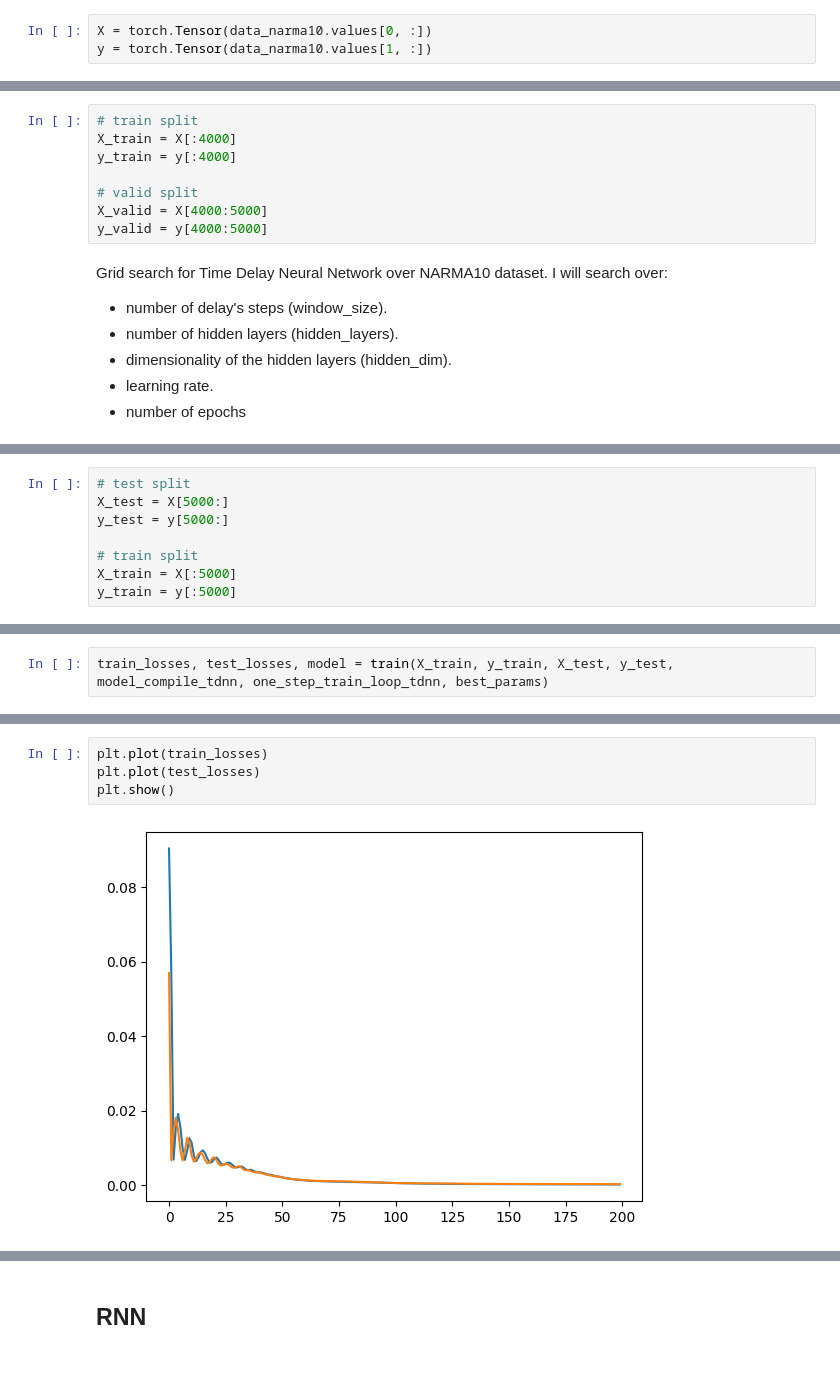
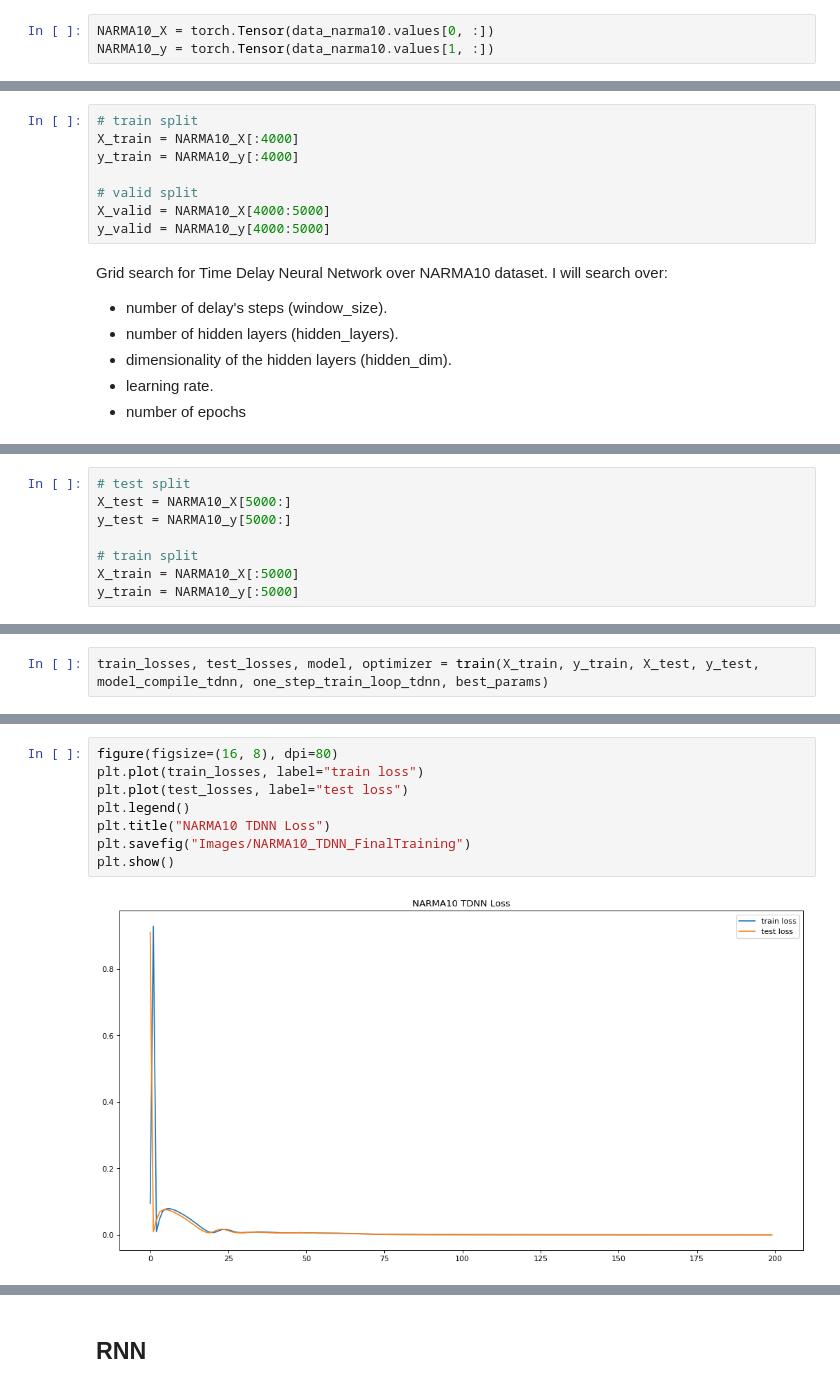
Before and after one commit to Andrew-Wyn/CNS_MidTerms, a Jupyter notebook: LAB3_1/TDNN_RNN.ipynb, the cells around one changed output, grey strips where cells are left out. Cells and saved outputs as stored; diff of their text form.

```diff
--- a/LAB3_1/TDNN_RNN.ipynb
+++ b/LAB3_1/TDNN_RNN.ipynb
@@ -217,6 +302,6 @@ data_narma10.head()
 | 1 | 0.000000 | 0.00000 | 0.00000 | 0.00000 | 0.00000 | 0.000000 | 0.00000 | 0.000000 | 0.000000 | 0.00000 | ... | ... |
 2 rows × 10000 columns
 # %%
-X = torch.Tensor(data_narma10.values[0, :])
-y = torch.Tensor(data_narma10.values[1, :])
+NARMA10_X = torch.Tensor(data_narma10.values[0, :])
+NARMA10_y = torch.Tensor(data_narma10.values[1, :])
 # %%
@@ -233,12 +322,12 @@ plt.show()
 ## TDNN
 # %%
 # train split
-X_train = X[:4000]
-y_train = y[:4000]
+X_train = NARMA10_X[:4000]
+y_train = NARMA10_y[:4000]
 
 # valid split
-X_valid = X[4000:5000]
-y_valid = y[4000:5000]
+X_valid = NARMA10_X[4000:5000]
+y_valid = NARMA10_y[4000:5000]
 # %% [markdown]
 Grid search for Time Delay Neural Network over NARMA10 dataset.
 I will search over:
@@ -280,11 +374,11 @@ plt.show()
 # %%
 # test split
-X_test = X[5000:]
-y_test = y[5000:]
+X_test = NARMA10_X[5000:]
+y_test = NARMA10_y[5000:]
 
 # train split
-X_train = X[:5000]
-y_train = y[:5000]
+X_train = NARMA10_X[:5000]
+y_train = NARMA10_y[:5000]
 # %%
 best_params
 # %% [output]
@@ -294,4 +388,4 @@ best_params
  'learning_rate': 0.01,
  'num_epochs': 200}
 # %%
-train_losses, test_losses, model = train(X_train, y_train, X_test, y_test, model_compile_tdnn, one_step_train_loop_tdnn, best_params)
+train_losses, test_losses, model, optimizer = train(X_train, y_train, X_test, y_test, model_compile_tdnn, one_step_train_loop_tdnn, best_params)
@@ -304,7 +410,11 @@ print(test_losses[-1])
 # %%
-plt.plot(train_losses)
-plt.plot(test_losses)
+figure(figsize=(16, 8), dpi=80)
+plt.plot(train_losses, label="train loss")
+plt.plot(test_losses, label="test loss")
+plt.legend()
+plt.title("NARMA10 TDNN Loss")
+plt.savefig("Images/NARMA10_TDNN_FinalTraining")
 plt.show()
 # %% [output]
-[figure, old version]
+[figure, new version]
 # %%
```
Also changed, not shown: parts of 63 cells of this notebook.
